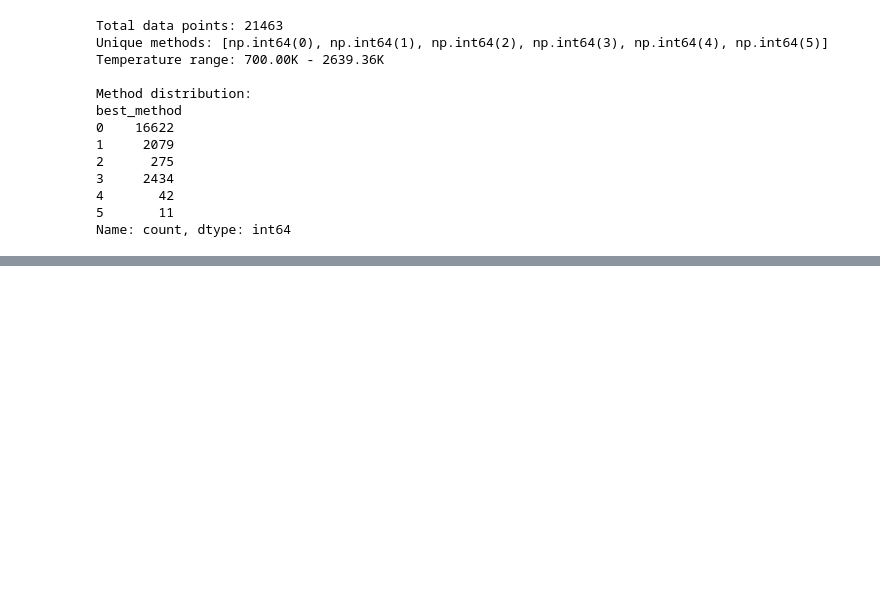
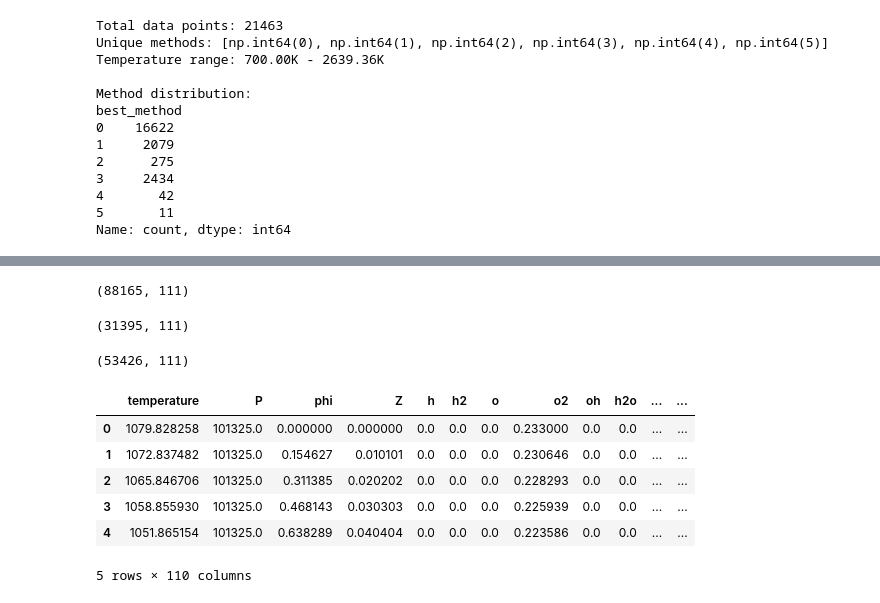
Before and after one commit to DMO-LAB/pysundial, a Jupyter notebook: experiments/data_collection.ipynb, the cells around one changed output, grey strips where cells are left out. Saved outputs shown, nothing was run; the diff lists cells and outputs as text; code cells hidden in the pictures; blank space fills up the shorter version.

```diff
--- a/experiments/data_collection.ipynb
+++ b/experiments/data_collection.ipynb
@@ -257,3 +268,25 @@ combined_df = pd.concat([filtered_combined_df2, filtered_combined_df], ignore_in
+# %%
+print(combined_df.shape)
+# %% [output]
+(88165, 111)
+# %%
+print(filtered_combined_df.shape)
+# %% [output]
+(31395, 111)
+# %%
+print(df_all.shape)
+# %% [output]
+(53426, 111)
+# %%
+mixing_zone_df.head()
+# %% [output]
+|  | temperature | P | phi | Z | h | h2 | o | o2 | oh | h2o | ... | ... |
+| 0 | 1079.828258 | 101325.0 | 0.000000 | 0.000000 | 0.0 | 0.0 | 0.0 | 0.233000 | 0.0 | 0.0 | ... | ... |
+| 1 | 1072.837482 | 101325.0 | 0.154627 | 0.010101 | 0.0 | 0.0 | 0.0 | 0.230646 | 0.0 | 0.0 | ... | ... |
+| 2 | 1065.846706 | 101325.0 | 0.311385 | 0.020202 | 0.0 | 0.0 | 0.0 | 0.228293 | 0.0 | 0.0 | ... | ... |
+| 3 | 1058.855930 | 101325.0 | 0.468143 | 0.030303 | 0.0 | 0.0 | 0.0 | 0.225939 | 0.0 | 0.0 | ... | ... |
+| 4 | 1051.865154 | 101325.0 | 0.638289 | 0.040404 | 0.0 | 0.0 | 0.0 | 0.223586 | 0.0 | 0.0 | ... | ... |
+5 rows × 110 columns
 # %%
 combined_df.to_csv('combined_df.csv', index=False)
 # %%
```
Also changed, not shown: parts of 11 cells of this notebook, 1 other file.
